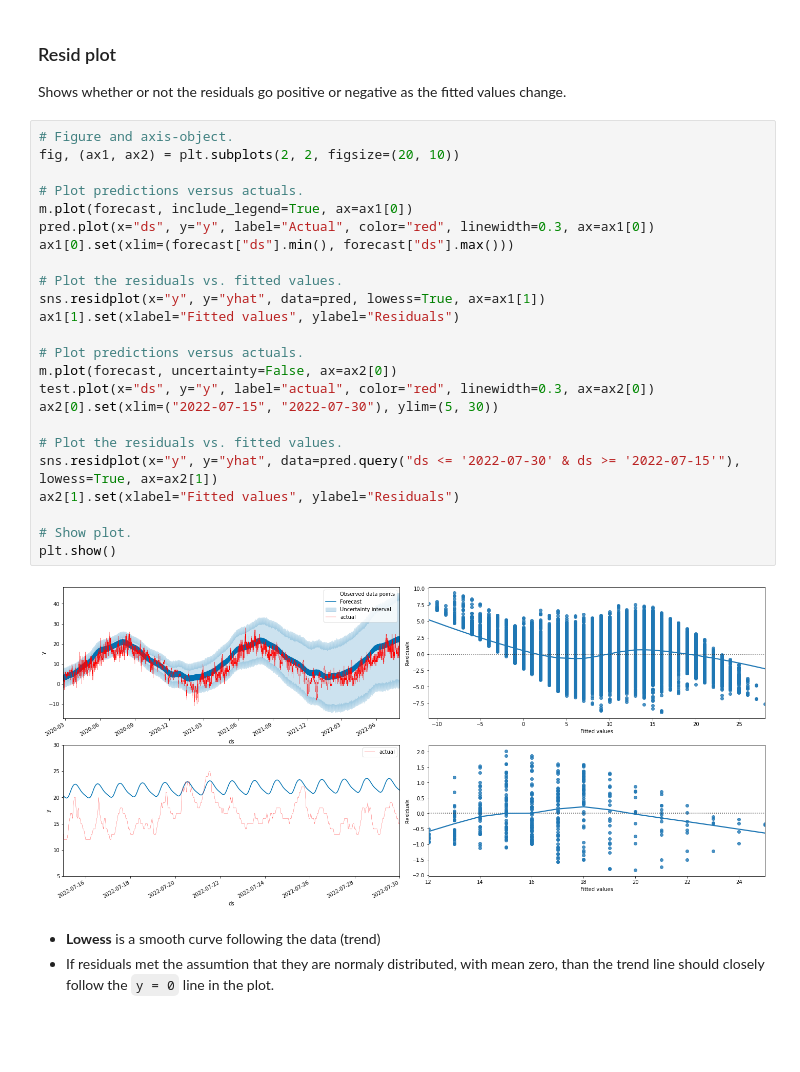
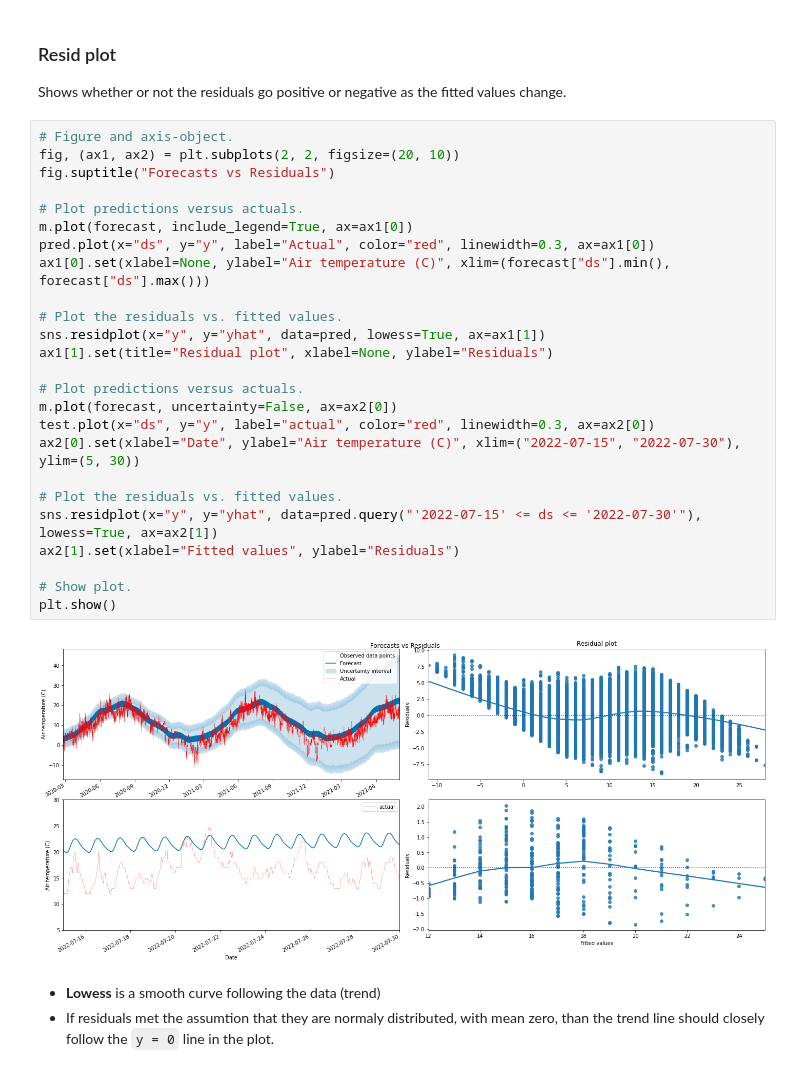
Before and after one commit to Peshkatar/prophet-weather-forecast, a Jupyter notebook: model.ipynb, the cells around one changed output. Cells and saved outputs as stored; diff of their text form; blank space fills up the shorter version.

```diff
--- a/model.ipynb
+++ b/model.ipynb
@@ -253,29 +253,30 @@ Shows whether or not the residuals go positive or negative as the fitted values
 # %%
 # Figure and axis-object.
 fig, (ax1, ax2) = plt.subplots(2, 2, figsize=(20, 10))
+fig.suptitle("Forecasts vs Residuals")
 
 # Plot predictions versus actuals.
 m.plot(forecast, include_legend=True, ax=ax1[0])
 pred.plot(x="ds", y="y", label="Actual", color="red", linewidth=0.3, ax=ax1[0])
-ax1[0].set(xlim=(forecast["ds"].min(), forecast["ds"].max()))
+ax1[0].set(xlabel=None, ylabel="Air temperature (C)", xlim=(forecast["ds"].min(), forecast["ds"].max()))
 
 # Plot the residuals vs. fitted values.
 sns.residplot(x="y", y="yhat", data=pred, lowess=True, ax=ax1[1])
-ax1[1].set(xlabel="Fitted values", ylabel="Residuals")
+ax1[1].set(title="Residual plot", xlabel=None, ylabel="Residuals")
 
 # Plot predictions versus actuals.
 m.plot(forecast, uncertainty=False, ax=ax2[0])
 test.plot(x="ds", y="y", label="actual", color="red", linewidth=0.3, ax=ax2[0])
-ax2[0].set(xlim=("2022-07-15", "2022-07-30"), ylim=(5, 30))
+ax2[0].set(xlabel="Date", ylabel="Air temperature (C)", xlim=("2022-07-15", "2022-07-30"), ylim=(5, 30))
 
 # Plot the residuals vs. fitted values.
-sns.residplot(x="y", y="yhat", data=pred.query("ds <= '2022-07-30' & ds >= '2022-07-15'"), lowess=True, ax=ax2[1])
+sns.residplot(x="y", y="yhat", data=pred.query("'2022-07-15' <= ds <= '2022-07-30'"), lowess=True, ax=ax2[1])
 ax2[1].set(xlabel="Fitted values", ylabel="Residuals")
 
 # Show plot.
 plt.show()
 # %% [output]
-[figure, old version]
+[figure, new version]
 # %% [markdown]
 - **Lowess** is a smooth curve following the data (trend)
 - If residuals met the assumtion that they are normaly distributed, with mean zero, than the trend line should closely follow the `y = 0` line in the plot.
```
